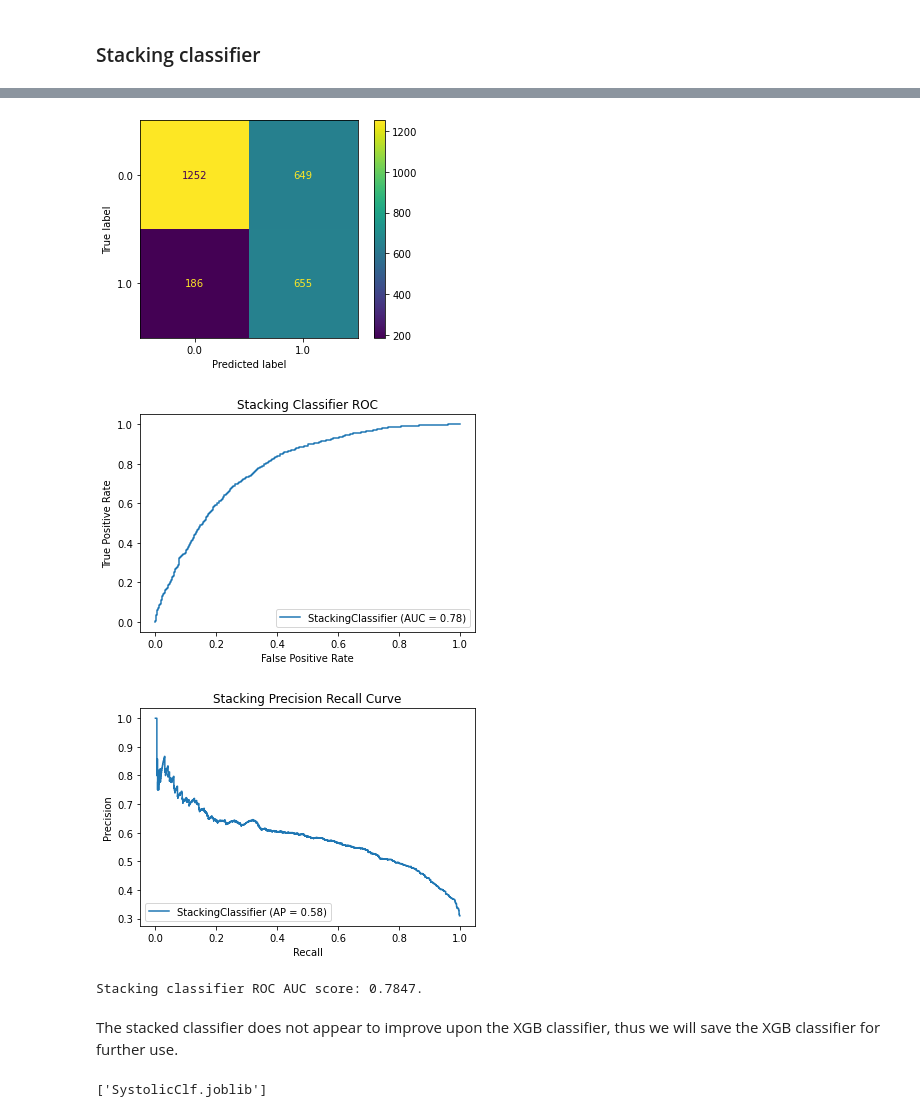
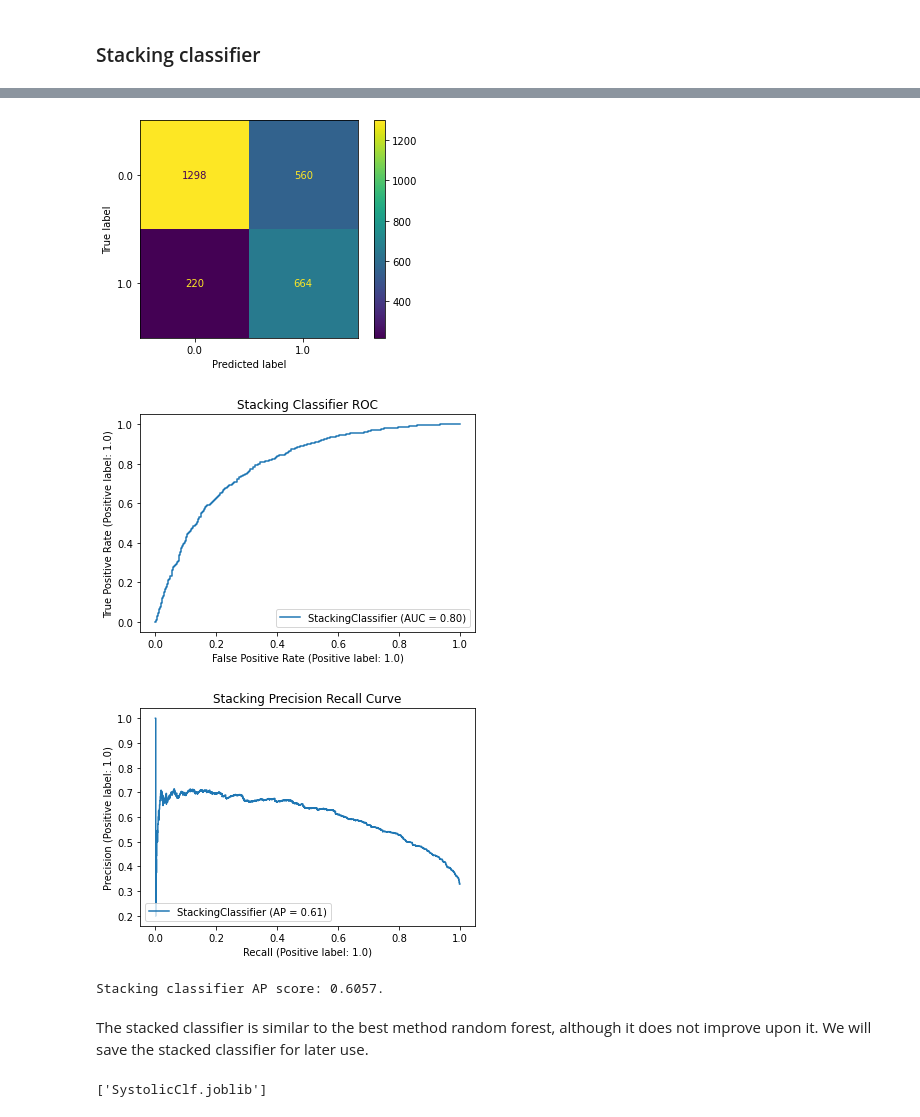
Before and after one commit to rajindermavi/NHANES, a Jupyter notebook: HyperSystolicML.ipynb, the cells around one changed output, grey strips where cells are left out. Saved outputs shown, nothing was run; the diff lists cells and outputs as text; code cells hidden in the pictures.

```diff
--- a/HyperSystolicML.ipynb
+++ b/HyperSystolicML.ipynb
@@ -44,11 +44,16 @@ warnings.filterwarnings("ignore")
 # %% [markdown]
 ### We maximize the ROC AUC
 # %%
-score_obj = 'roc_auc'
+score_obj = 'average_precision'
 # %% [markdown]
 #### Split training and validation set
 # %%
-df_train = pd.read_pickle("HT_train.pkl")
+
+import pickle5 as pickle
+with open("HT_train.pkl","rb") as fh:
+    df_train = pickle.load(fh)
+
+#df_train = pd.read_pickle("HT_train.pkl")
 
 df_train, df_valid = train_test_split(    df_train,
                                                 train_size = .9,
@@ -162,7 +167,7 @@ for name, model in models.items():
     pipeline = make_pipeline( MinMaxScaler(),algorithm )
 
     model_grid = RandomizedSearchCV(pipeline,grid_params,
-                                    cv = 5, n_jobs = 2,
+                                    cv = 5, n_jobs = 1,
                                     scoring = score_obj, n_iter=n_search)
 
     model_grid.fit(Z_train, w_train)
@@ -211,7 +216,7 @@ for name, model in models.items():
     except:
         pass
 
-    model['ROC_AUC_score'] = metrics.roc_auc_score(w_valid,w_valid_prob_pred)
+    model['AP_score'] = metrics.average_precision_score(w_valid,w_valid_prob_pred)
     model['Best Parameters'] = model_grid.best_params_
 
 
@@ -315,13 +320,13 @@ gamma: 0.0031960937339898265
 ### Stacking classifier
 # %%
 estimators = [
-    ('GBC', GradientBoostingClassifier(loss = 'deviance',
-                          n_estimators = 50 ,max_depth = 3)),
+    ('GBC', RandomForestClassifier(criterion = 'entropy',
+                          n_estimators = 125 ,max_depth = 11)),
     ('XGB',XGBClassifier(use_label_encoder=False,eval_metric = 'logloss',
-                        alpha = 8e-6, eta = 0.056, gamma = 2.5e-6,
-                        reg_lambda = 0.13, max_depth = 4)),
+                        alpha = 8.9e-8, eta = 0.079, gamma = 1e-7,
+                        reg_lambda = 0.1, max_depth = 3)),
     ('svc_rbf',make_pipeline( MinMaxScaler(),SVC(kernel = 'rbf',probability=True,
-                                                 C = 35, gamma = 3.2e-3)))
+                                                 C = 226, gamma = 1.1e-3)))
 ]
 stack = StackingClassifier(estimators=estimators,
                           final_estimator = LogisticRegression())
@@ -348,9 +353,9 @@ plt.title(title)
 plt.show()
 
 w_valid_prob_pred = stack.predict_proba(Z_valid)[:, 1]
-ROC_AUC_score = metrics.roc_auc_score(w_valid,w_valid_prob_pred)
+AP_score = metrics.average_precision_score(w_valid,w_valid_prob_pred)
 
-print(f'Stacking classifier ROC AUC score: {ROC_AUC_score:.4}.')
+print(f'Stacking classifier AP score: {AP_score:.4}.')
 # %% [output]
 Stacking Classifier Train Report
               precision    recall  f1-score   support
@@ -374,8 +379,8 @@ weighted avg       0.76      0.70      0.71      2742
-[figure, old version]
+[figure, new version]
-[figure, old version]
+[figure, new version]
-[figure, old version]
+[figure, new version]
-Stacking classifier ROC AUC score: 0.7847.
+Stacking classifier AP score: 0.6057.
 # %% [markdown]
-The stacked classifier does not appear to improve upon the XGB classifier, thus we will save the XGB classifier for further use.
+The stacked classifier is similar to the best method random forest, although it does not improve upon it. We will save the stacked classifier for later use.
 # %%
 from joblib import dump, load
```
Also changed, not shown: parts of 5 cells of this notebook, 1 other file.
